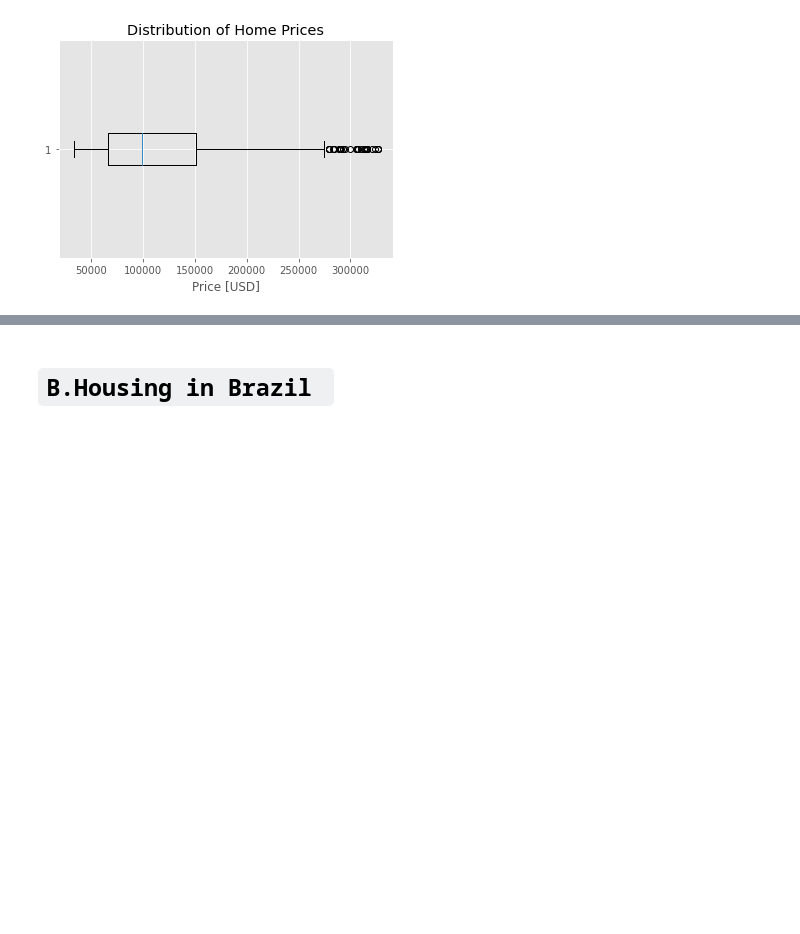
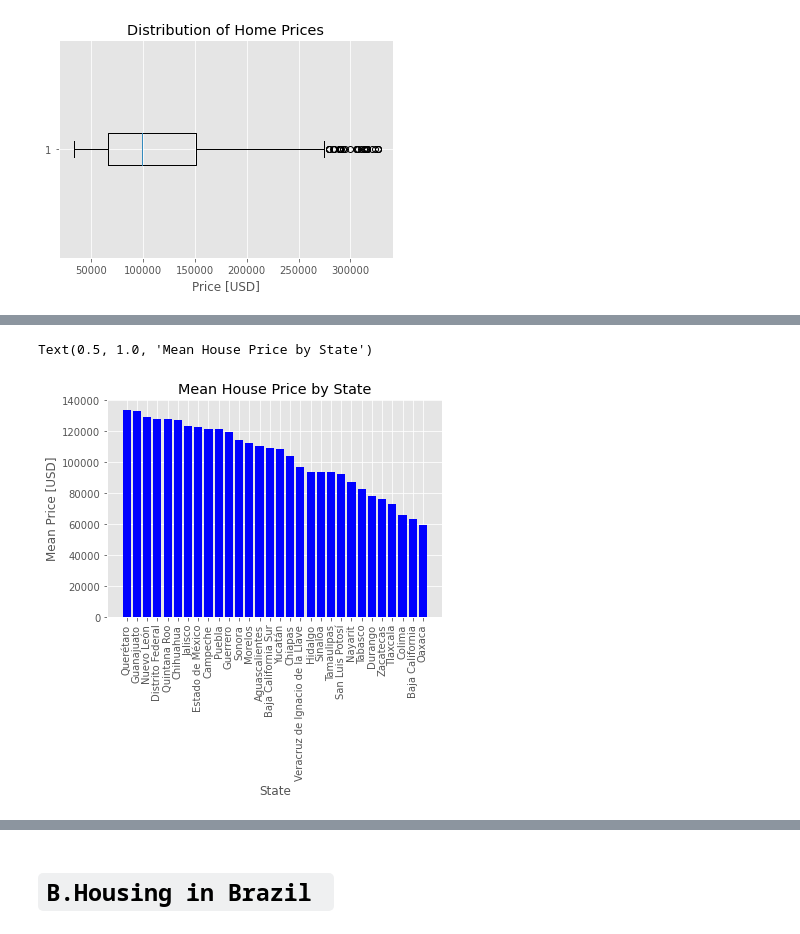
Before and after one commit to Harriet-ngomo/Real-estate-analysis-mexico-brazil, a Jupyter notebook: index.ipynb, the cells around one changed output, grey strips where cells are left out. Cells and saved outputs as stored; diff of their text form; code cells hidden in the pictures; blank space fills up the shorter version.

```diff
--- a/index.ipynb
+++ b/index.ipynb
@@ -574,0 +555,14 @@ plt.title("Distribution of Home Prices");
+# %%
+# using MATPLOTLIB
+# Create bar chart from `mean_price_by_state` using pandas
+# x axis (states)mean_price_by_state.index
+# y axis (values)mean_price_by_state.values
+
+plt.bar(mean_price_by_state.index,mean_price_by_state.values,color = 'blue')
+plt.xlabel("State")
+plt.ylabel("Mean Price [USD]")
+plt.xticks(rotation="vertical")
+plt.title("Mean House Price by State")
+# %% [output]
+Text(0.5, 1.0, 'Mean House Price by State')
+[figure, added]
```
Also changed, not shown: parts of 39 cells of this notebook, 1 other file.
